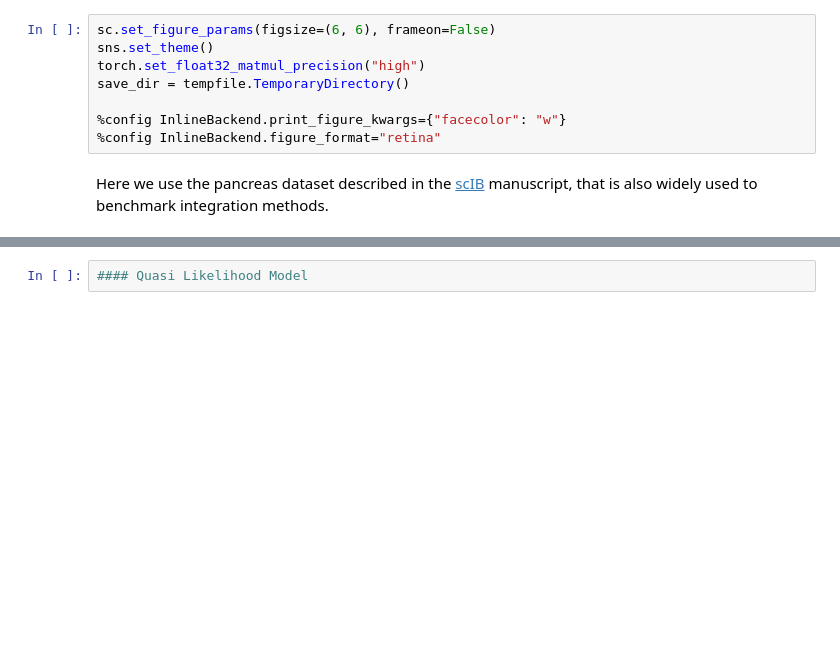
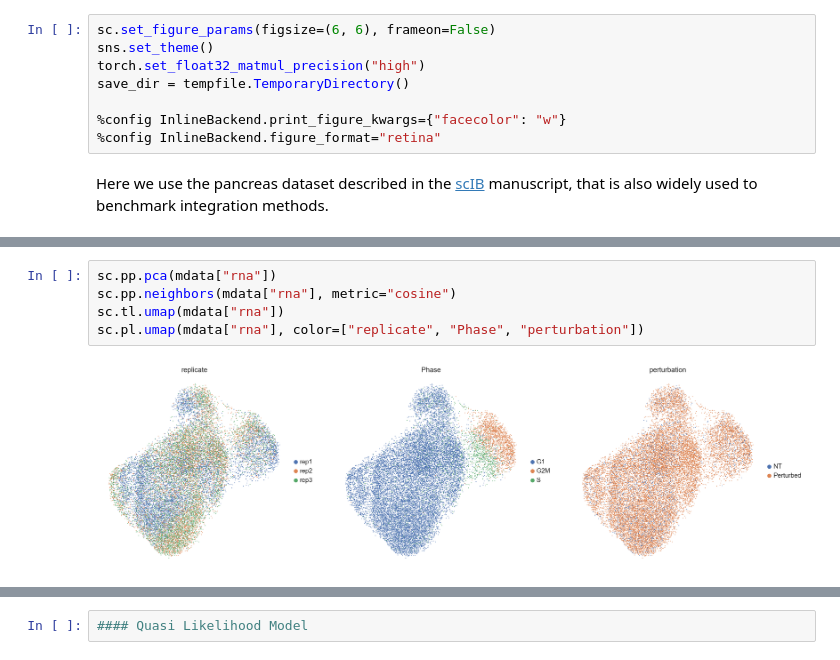
Before and after one commit to benayedi/thesis, a Jupyter notebook: quasi likelihood.ipynb, the cells around one changed output, grey strips where cells are left out. Drawn from its saved outputs; the diff is of its cells as text; blank space fills up the shorter version.

```diff
--- a/quasi likelihood.ipynb
+++ b/quasi likelihood.ipynb
@@ -60,0 +49,7 @@ pancreas_query = pancreas_query[:, pancreas_ref.var_names].copy()
+# %%
+sc.pp.pca(mdata["rna"])
+sc.pp.neighbors(mdata["rna"], metric="cosine")
+sc.tl.umap(mdata["rna"])
+sc.pl.umap(mdata["rna"], color=["replicate", "Phase", "perturbation"])
+# %% [output]
+[figure, added]
```
Also changed, not shown: parts of 18 cells of this notebook.
